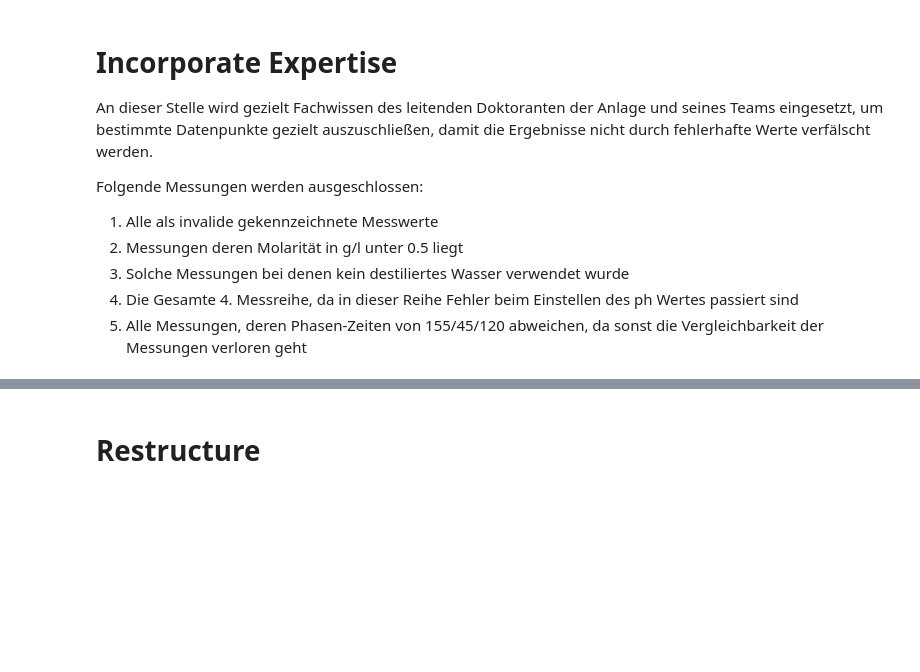
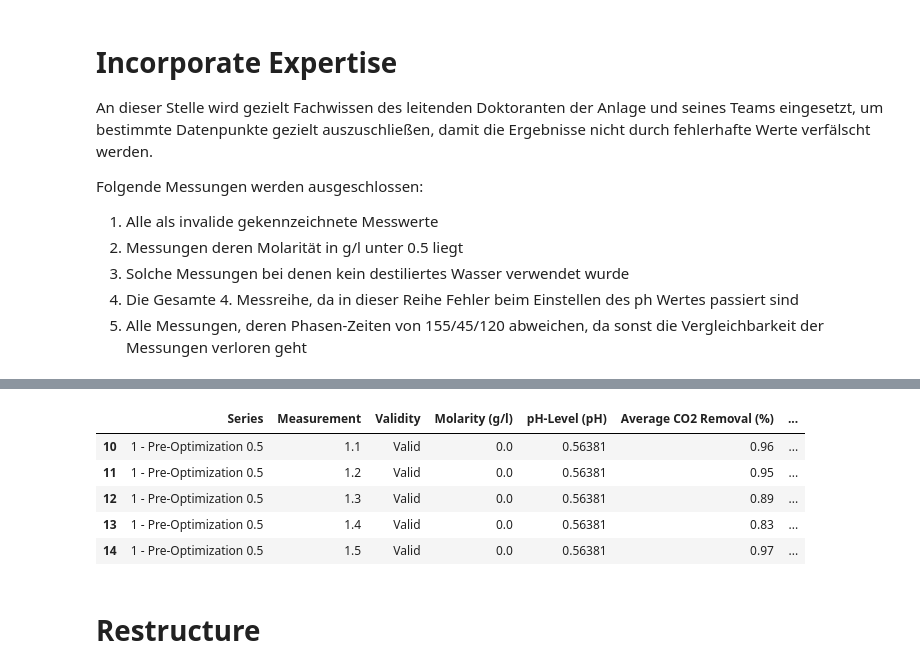
Before and after one commit to DavidGinfo/CapBioCO2_Optimization, a Jupyter notebook: notebooks/DataProcessing.ipynb, the cells around one changed output, grey strips where cells are left out. Cells and saved outputs as stored; diff of their text form; code cells hidden in the pictures; blank space fills up the shorter version.

Commit message:
Completely rework normalization of data process

```diff
--- a/notebooks/DataProcessing.ipynb
+++ b/notebooks/DataProcessing.ipynb
@@ -4,9 +4,11 @@
 import os
 import pandas as pd
 import numpy as np
+from sklearn.preprocessing import MinMaxScaler
 
-pd.set_option('display.max_columns', None)
-pd.set_option('future.no_silent_downcasting', True)
+pd.set_option("display.max_columns", None)
+pd.set_option("display.max_rows", None)
+pd.set_option("future.no_silent_downcasting", True)
 # %% [markdown]
 # Import and Load
 Load the raw data from the *Parametric Analysis* Sheet of an Excel file into a Pandas Data Frame using the Openpyxl engine. Überspringe die ersten beiden Zeilen des Excel Sheets, da diese sowieso keine relevanten Information enthalten
@@ -16,7 +18,7 @@ raw_data_path = os.path.join(
 )
 
 df = pd.read_excel(
-    raw_data_path, sheet_name="Parametric Analysis", engine="calamine", skiprows=2
+    raw_data_path, sheet_name="Parametric Analysis", engine="calamine", skiprows=2, dtype=str
 )
 
 df.head()
@@ -80,6 +82,7 @@ df.rename(
 
 # 2. Delete columns that are undefined
 df.drop(columns=["Undefined"], inplace=True)
+df.drop(df.tail(2).index,inplace=True)
 
 # 3. Fill Series column
 df["Series"] = df["Series"].ffill()
@@ -243,3 +248,54 @@ df_output_norm = normalize(df_output, output_bounds)
+# %%
+# Local helper lists
+normalize_columns_min_max = [
+    "Molarity (g/l)",
+    "pH-Level (pH)",
+    "Time_C (s)",
+    "Time_PP (s)",
+    "Time_P (s)",
+    "Flow_C (l/min)",
+    "Flow_PP (l/min)",
+    "Flow_P (l/min)",
+    "Voltage_Limit_C (V)",
+    "Voltage_Limit_PP (V)",
+    "Voltage_Limit_P (V)",
+    "Current_Limit_C (A)",
+    "Current_Limit_PP (A)",
+    "Current_Limit_P (A)"
+]
+normalize_columns_percentage = [
+    "Average CO2 Removal (%)",
+    "Average Water Recovery (%)",
+    "Maximum CO2 Removal (%)"
+]
+
+# 1. One Hot Encoding for Water Type feature
+one_hot_water_type = pd.get_dummies(df["Water Type"])
+df = pd.concat([df, one_hot_water_type], axis=1)
+df = df.drop(columns = ["Water Type"])
+
+# 2. Fill NaN values in pH-Level column with mean of the column
+ph_level_mean = df["pH-Level (pH)"].mean()
+df["pH-Level (pH)"] = df["pH-Level (pH)"].fillna(ph_level_mean)
+
+# 3. Min-Max Normalization for all columns except percentage columns
+scaler = MinMaxScaler()
+df[normalize_columns_min_max] = scaler.fit_transform(df[normalize_columns_min_max])
+
+# 4. Normalize percentage columns
+df[normalize_columns_percentage] = df[normalize_columns_percentage].clip(0, 100) / 100
+
+# 5. Drop Duplicates
+df.drop_duplicates(inplace=True)
+
+df.head()
+# %% [output]
+|  | Series | Measurement | Validity | Molarity (g/l) | pH-Level (pH) | Average CO2 Removal (%) | ... |
+| 10 | 1 - Pre-Optimization 0.5 | 1.1 | Valid | 0.0 | 0.56381 | 0.96 | ... |
+| 11 | 1 - Pre-Optimization 0.5 | 1.2 | Valid | 0.0 | 0.56381 | 0.95 | ... |
+| 12 | 1 - Pre-Optimization 0.5 | 1.3 | Valid | 0.0 | 0.56381 | 0.89 | ... |
+| 13 | 1 - Pre-Optimization 0.5 | 1.4 | Valid | 0.0 | 0.56381 | 0.83 | ... |
+| 14 | 1 - Pre-Optimization 0.5 | 1.5 | Valid | 0.0 | 0.56381 | 0.97 | ... |
 # %% [markdown]
 # Restructure
 # %%
```
Also changed, not shown: parts of 8 cells of this notebook.
